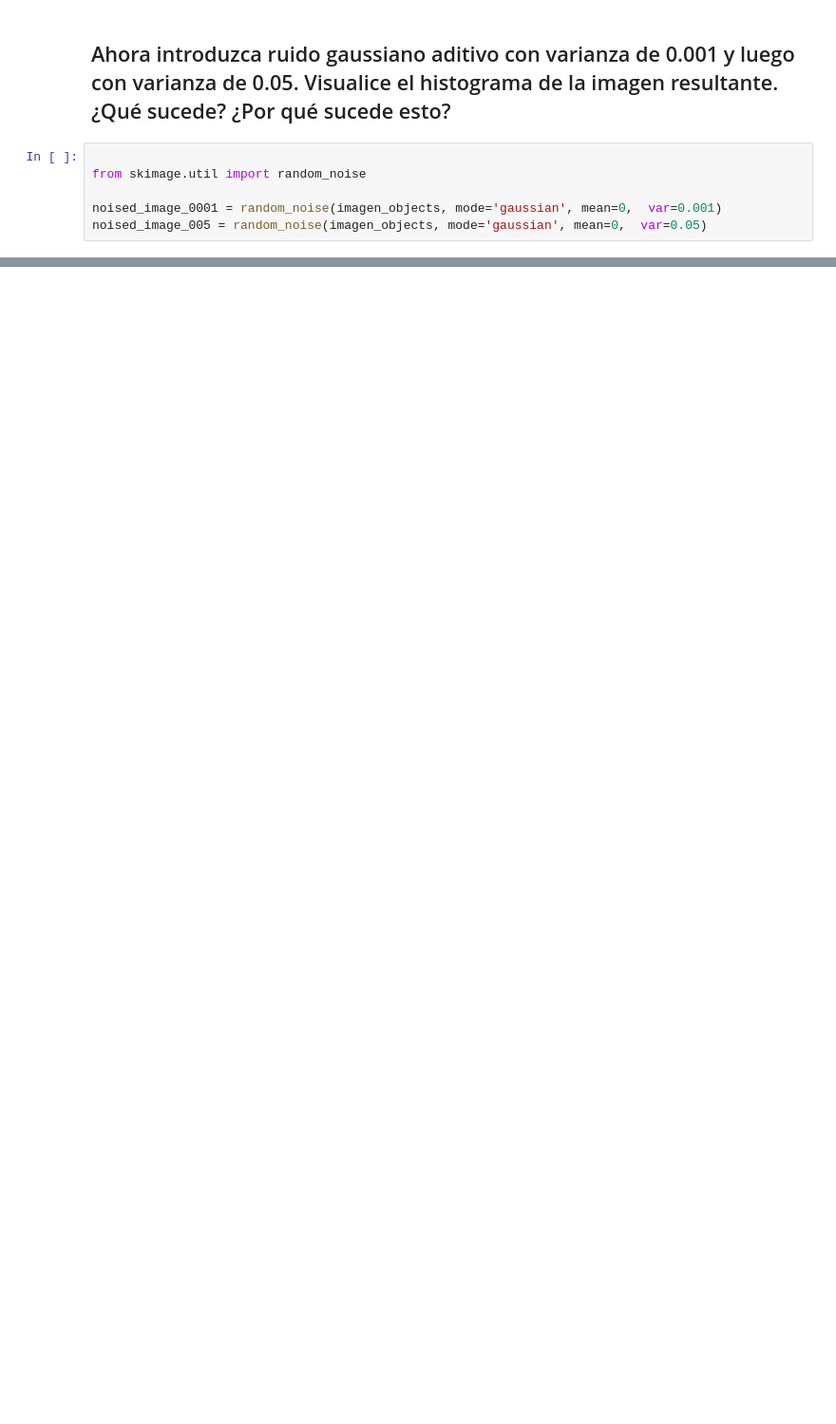
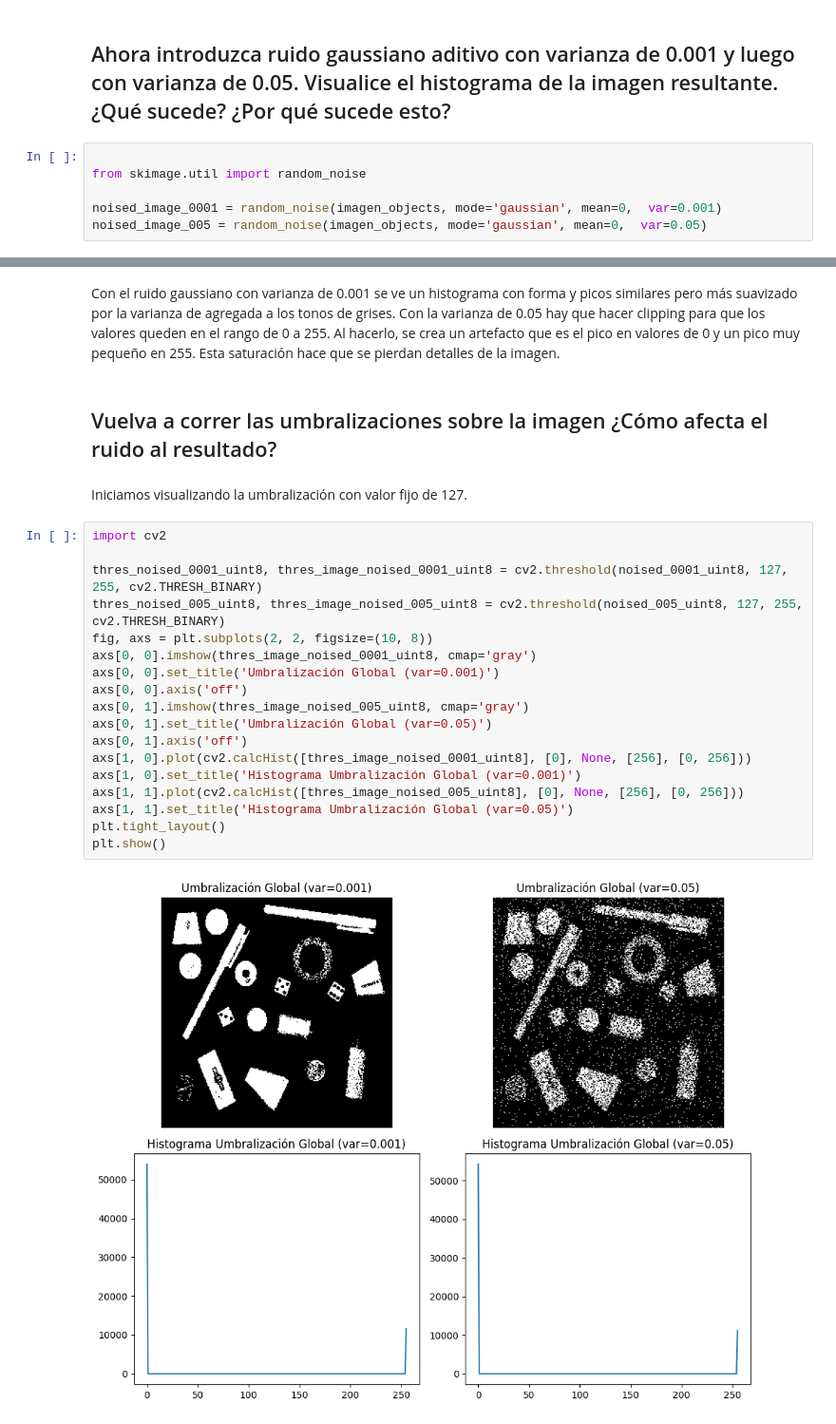
Before and after one commit to santichica/tallleres-cv, a Jupyter notebook: taller3/segmentacion_umbralizacion.ipynb, the cells around one changed output, grey strips where cells are left out. Shown at 95% size. Cells and saved outputs as stored; diff of their text form; blank space fills up the shorter version.

```diff
--- a/taller3/segmentacion_umbralizacion.ipynb
+++ b/taller3/segmentacion_umbralizacion.ipynb
@@ -76,0 +106,26 @@ noised_image_005 = random_noise(imagen_objects, mode='gaussian', mean=0,  var=0.
+# %% [markdown]
+Con el ruido gaussiano con varianza de 0.001 se ve un histograma con forma y picos similares pero más suavizado por la varianza de agregada a los tonos de grises. Con la varianza de 0.05 hay que hacer clipping para que los valores queden en el rango de 0 a 255. Al hacerlo, se crea un artefacto que es el pico en valores de 0 y un pico muy pequeño en 255. Esta saturación hace que se pierdan detalles de la imagen.
+# %% [markdown]
+## Vuelva a correr las umbralizaciones sobre la imagen ¿Cómo afecta el ruido al resultado?
+# %% [markdown]
+Iniciamos visualizando la umbralización con valor fijo de 127.
+# %%
+import cv2
+
+thres_noised_0001_uint8, thres_image_noised_0001_uint8 = cv2.threshold(noised_0001_uint8, 127, 255, cv2.THRESH_BINARY)
+thres_noised_005_uint8, thres_image_noised_005_uint8 = cv2.threshold(noised_005_uint8, 127, 255, cv2.THRESH_BINARY)
+fig, axs = plt.subplots(2, 2, figsize=(10, 8))
+axs[0, 0].imshow(thres_image_noised_0001_uint8, cmap='gray')
+axs[0, 0].set_title('Umbralización Global (var=0.001)')
+axs[0, 0].axis('off')
+axs[0, 1].imshow(thres_image_noised_005_uint8, cmap='gray')
+axs[0, 1].set_title('Umbralización Global (var=0.05)')
+axs[0, 1].axis('off')
+axs[1, 0].plot(cv2.calcHist([thres_image_noised_0001_uint8], [0], None, [256], [0, 256]))
+axs[1, 0].set_title('Histograma Umbralización Global (var=0.001)')
+axs[1, 1].plot(cv2.calcHist([thres_image_noised_005_uint8], [0], None, [256], [0, 256]))
+axs[1, 1].set_title('Histograma Umbralización Global (var=0.05)')
+plt.tight_layout()
+plt.show()
+# %% [output]
+[figure, added]
```
Also changed, not shown: parts of 24 cells of this notebook, 2 other files.
